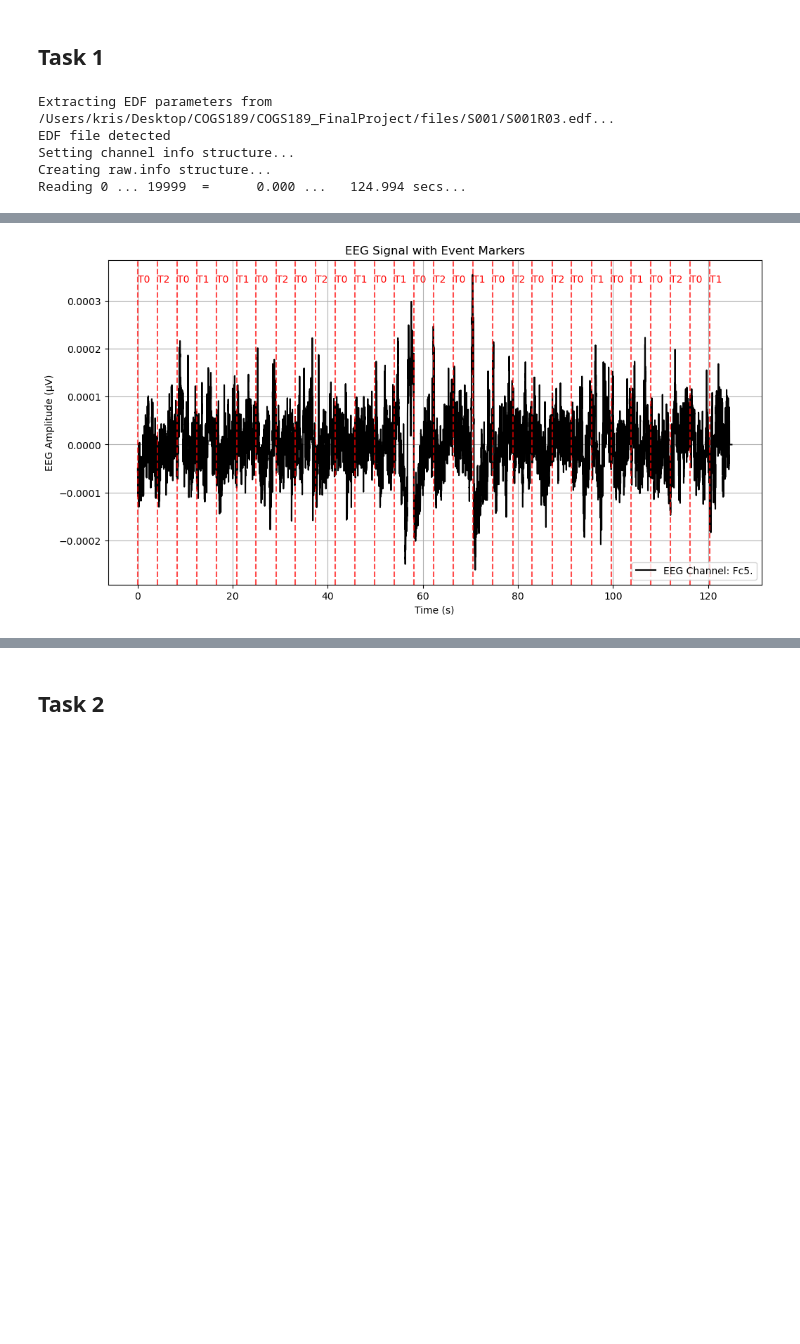
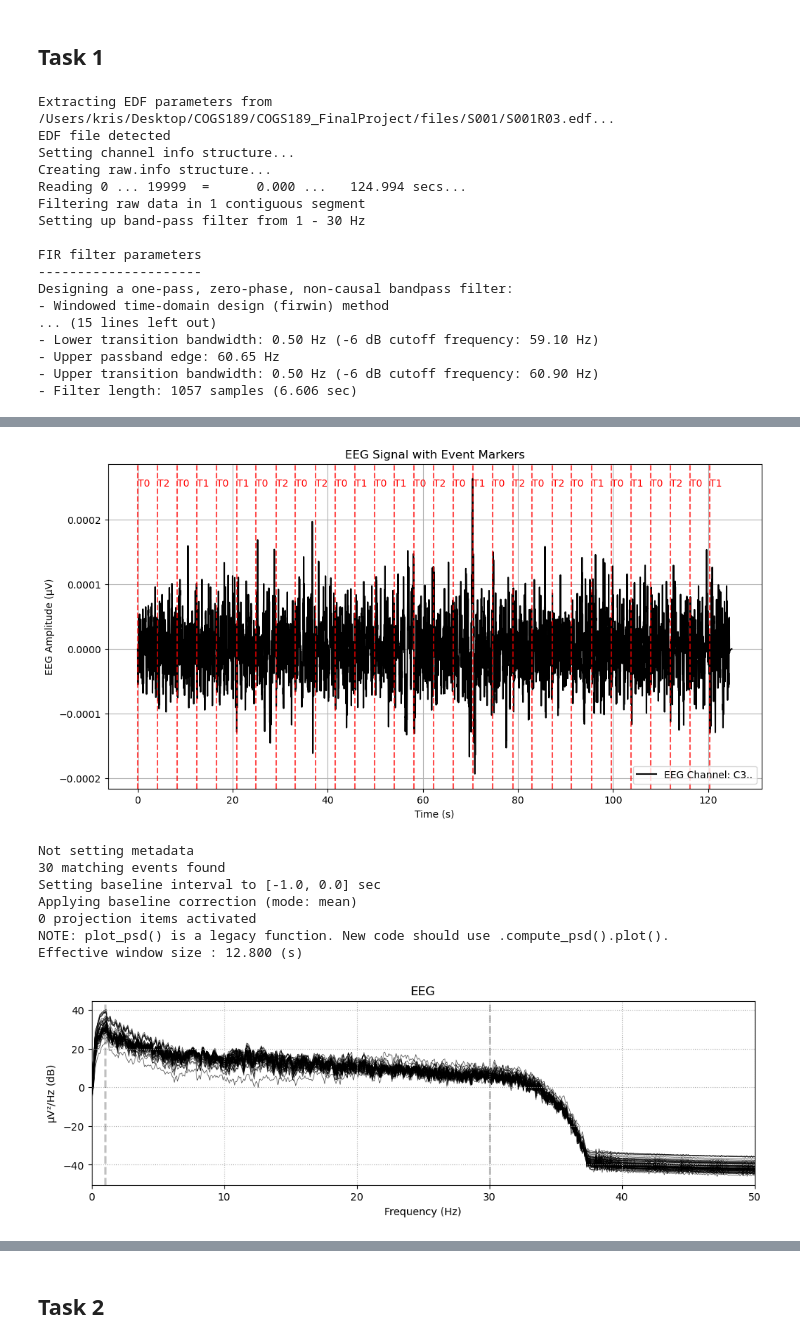
Before and after one commit to Auroruaaa/Authenticators, a Jupyter notebook: data_visualization.ipynb, the cells around one changed output, grey strips where cells are left out. Drawn from its saved outputs; the diff is of its cells as text; code cells hidden in the pictures; blank space fills up the shorter version.

```diff
--- a/data_visualization.ipynb
+++ b/data_visualization.ipynb
@@ -7,26 +86,55 @@ import pandas as pd
 # %% [markdown]
 ## Task 1
+# %%
+def butter_lowpass_filter(data, cutoff=30, fs=160, order=4):
+    nyquist = 0.5 * fs
+    normal_cutoff = cutoff / nyquist
+    b, a = butter(order, normal_cutoff, btype='low', analog=False)
+    return filtfilt(b, a, data)
 # %%
+import mne
+import numpy as np
+import matplotlib.pyplot as plt
+import re
+import pandas as pd
+from scipy.signal import butter, filtfilt
+
+
 edf_file_path = "./files/S001/S001R03.edf"
 event_file_path = "./files/S001/S001R03.edf.event"
+raw = mne.io.read_raw_edf(edf_file_path, preload=True)
 
-raw = mne.io.read_raw_edf(edf_file_path, preload=True)
+# apply band-pass filter
+raw.filter(1, 30, fir_design='firwin')
+raw.notch_filter(60, fir_design='firwin')
+
+
+# Read EEG data
 eeg_data, times = raw[:,:]
 
-event_times = raw.annotations.onset
-event_labels = raw.annotations.description
+# Read event markers
+event_times = raw.annotations.onset  # event times
+event_labels = raw.annotations.description  # event labels
 
+# Read event data
 with open(event_file_path, "rb") as f:
     event_data = f.read()
 
+# Decode event data
 decoded_text = event_data.decode("utf-8", errors="ignore")
 event_pattern = re.findall(r'(T[012]) duration: (\d+\.\d+)', decoded_text)
 parsed_events = [{"Event": match[0], "Duration (s)": float(match[1])} for match in event_pattern]
 df_events = pd.DataFrame(parsed_events)
 
-channel_idx = 0
+# Select EEG channel
+channel_idx = raw.ch_names.index("C3..") # most important channel for motor movement
 eeg_signal = eeg_data[channel_idx]
 
+# apply low-pass filter
+eeg_signal = butter_lowpass_filter(eeg_signal, cutoff=30, fs=160, order=4)
+
+
+# 1. Plot EEG signal with event markers
 plt.figure(figsize=(12, 6))
 plt.plot(times, eeg_signal, label=f"EEG Channel: {raw.ch_names[channel_idx]}", color="black")
 
@@ -39,11 +147,40 @@ plt.ylabel("EEG Amplitude (µV)")
 plt.title("EEG Signal with Event Markers")
 plt.legend()
 plt.grid()
+plt.show()
 
-plt.show()
+# 2. (T0, T1, T2) event markers
+event_id = {"T0": 1, "T1": 2, "T2": 3}
+events = np.array([[int(t * raw.info["sfreq"]), 0, event_id[l]] for t, l in zip(event_times, event_labels)])
+
+epochs = mne.Epochs(raw, events, event_id=event_id, tmin=-1.0, tmax=2.0, baseline=(None, 0), detrend=1)
+
+# 3. Plot Power Spectral Density (PSD)
+raw.plot_psd(fmax=50)
+
+# 4. Plot Event-Related Potential (ERP)
+evoked_T0 = epochs['T0'].average()
+evoked_T1 = epochs['T1'].average()
+evoked_T2 = epochs['T2'].average()
+
+fig = evoked_T0.plot()
+fig = evoked_T1.plot() # ERP for T1 (Left/Both Fist Movement)
+fig = evoked_T2.plot() # "ERP for T2 (Right Fist/Both Feet Movement)
 # %% [output]
 Extracting EDF parameters from /Users/kris/Desktop/COGS189/COGS189_FinalProject/files/S001/S001R03.edf...
 EDF file detected
 Setting channel info structure...
 Creating raw.info structure...
 Reading 0 ... 19999  =      0.000 ...   124.994 secs...
+Filtering raw data in 1 contiguous segment
+Setting up band-pass filter from 1 - 30 Hz
+
+FIR filter parameters
+---------------------
+Designing a one-pass, zero-phase, non-causal bandpass filter:
+- Windowed time-domain design (firwin) method
+... (15 lines left out)
+- Lower transition bandwidth: 0.50 Hz (-6 dB cutoff frequency: 59.10 Hz)
+- Upper passband edge: 60.65 Hz
+- Upper transition bandwidth: 0.50 Hz (-6 dB cutoff frequency: 60.90 Hz)
+- Filter length: 1057 samples (6.606 sec)
@@ -50 +189,9 @@ Reading 0 ... 19999  =      0.000 ...   124.994 secs...
-[figure, old version]
+[figure, new version]
+Not setting metadata
+30 matching events found
+Setting baseline interval to [-1.0, 0.0] sec
+Applying baseline correction (mode: mean)
+0 projection items activated
+NOTE: plot_psd() is a legacy function. New code should use .compute_psd().plot().
+Effective window size : 12.800 (s)
+[figure, added]
```
Also changed, not shown: parts of 8 cells of this notebook.
